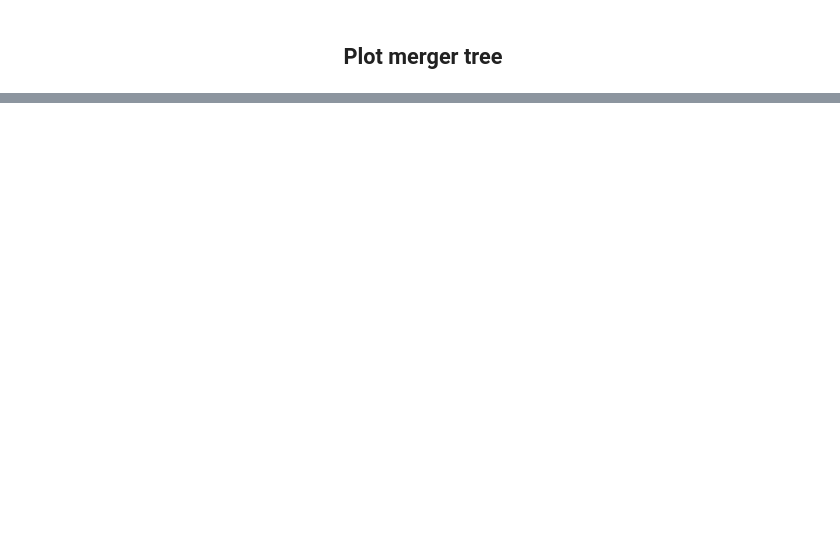
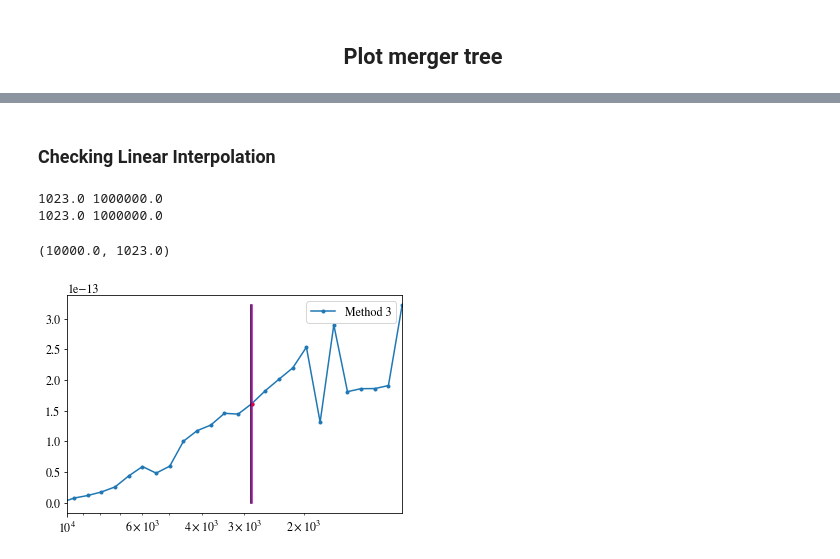
Before and after one commit to David-Ellis/m3p_merger, a Jupyter notebook: MergerTree.ipynb, the cells around one changed output, grey strips where cells are left out. Drawn from its saved outputs; the diff is of its cells as text; code cells hidden in the pictures; blank space fills up the shorter version.

```diff
--- a/MergerTree.ipynb
+++ b/MergerTree.ipynb
@@ -83,2 +76,29 @@ plt.xlabel("$f$")
+# %% [markdown]
+<h3>Checking Linear Interpolation</h3>
+# %%
+importlib.reload(m3p_merger)
+
+halo_index = 12
+f = 0.01
+
+out = m3p_merger.BuildMergerTree(peak_list, ppFile, final_halos_indicies = halo_index)
+zColLin, ProgMassLin, zLin = m3p_merger.FindCollapseRedshift(out[0], f, ppFile,startIndex = 25, interp = "Linear")
+zCol, ProgMass, z = m3p_merger.FindCollapseRedshift(out[0], f, ppFile,startIndex = 25, interp = "None")
+plt.semilogx(zLin, ProgMassLin, '-o', label = "Method 3", ms=3)
+plt.semilogx(zLin[zLin == max(zLin[ProgMassLin>=ProgMassLin[0]/2])],
+             ProgMassLin[zLin == max(zLin[ProgMassLin>=ProgMassLin[0]/2])], 'r.')
+
+plt.semilogx([zColLin, zColLin], [0,ProgMassLin[0]],'k-')
+plt.semilogx([zCol, zCol], [0,ProgMassLin[0]],'m-')
+
+plt.semilogx([2e4, 1e4], [ProgMassLin[0]/2,ProgMassLin[0]/2],'g--')
+plt.legend()
+plt.xlim(1e4, z[0])
+#plt.ylim(2e-11, 5e-11)
+# %% [output]
+1023.0 1000000.0
+1023.0 1000000.0
+(10000.0, 1023.0)
+[figure, added]
 # %%
 importlib.reload(m3p_merger)
```
Also changed, not shown: parts of 16 cells of this notebook, 1 other file.
